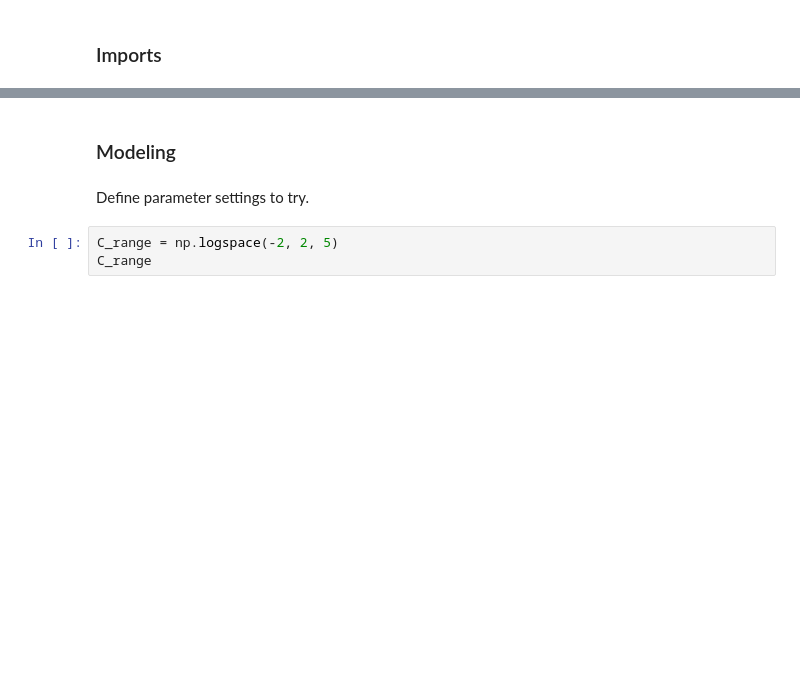
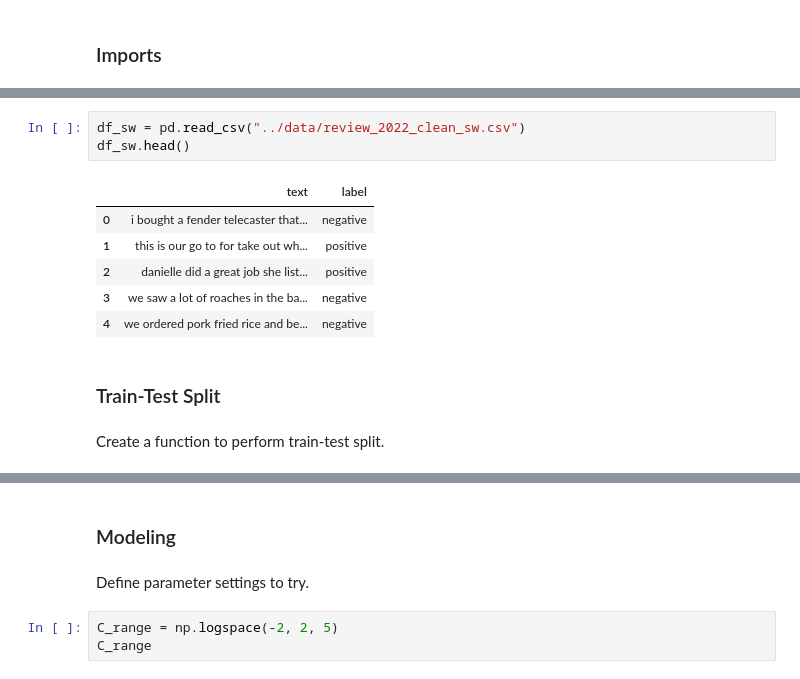
Before and after one commit to yongkokkhuen/ml-group-project, a Jupyter notebook: modeling/support-vector-machine.ipynb, the cells around one changed output, grey strips where cells are left out. Drawn from its saved outputs; the diff is of its cells as text; blank space fills up the shorter version.

```diff
--- a/modeling/support-vector-machine.ipynb
+++ b/modeling/support-vector-machine.ipynb
@@ -29,0 +24,14 @@ X_test_uni_bi_sw = load_file("X_test_uni_bi_sw.pickle")
+# %%
+df_sw = pd.read_csv("../data/review_2022_clean_sw.csv")
+df_sw.head()
+# %% [output]
+|  | text | label |
+| 0 | i bought a fender telecaster that... | negative |
+| 1 | this is our go to for take out wh... | positive |
+| 2 | danielle did a great job she list... | positive |
+| 3 | we saw a lot of roaches in the ba... | negative |
+| 4 | we ordered pork fried rice and be... | negative |
+# %% [markdown]
+### Train-Test Split
+# %% [markdown]
+Create a function to perform train-test split.
```
Also changed, not shown: parts of 42 cells of this notebook.
